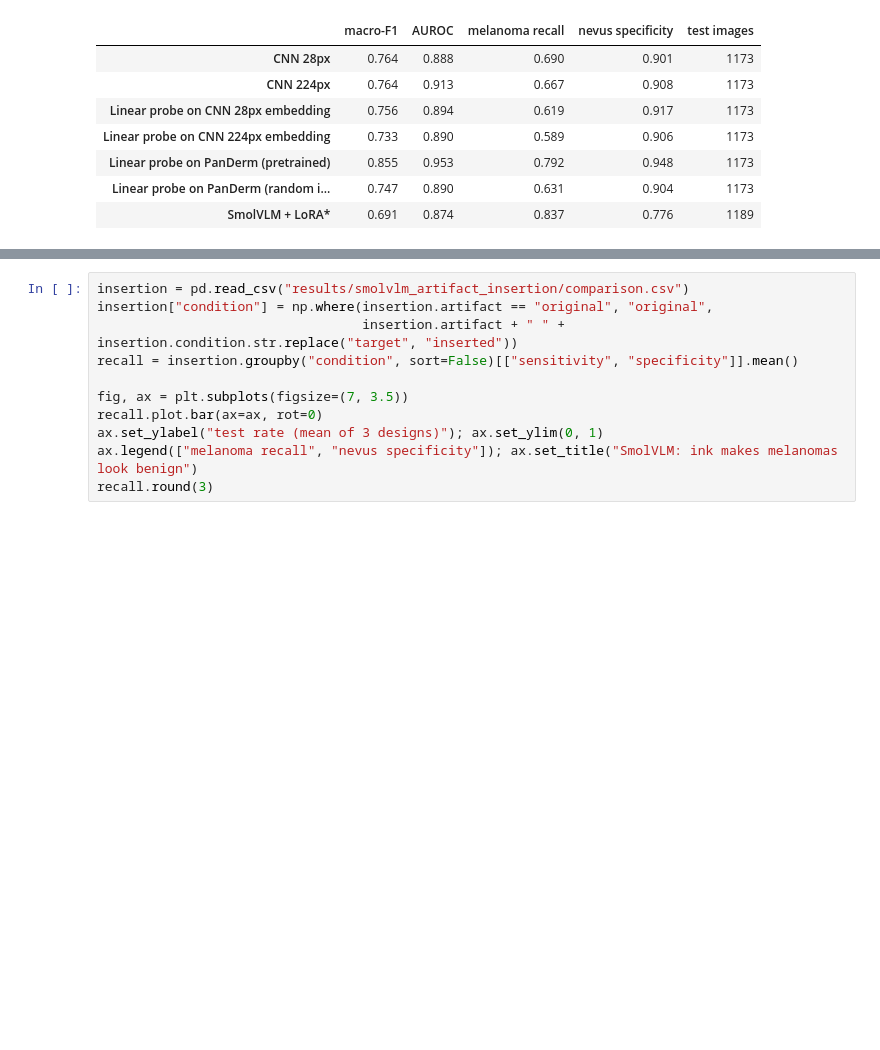
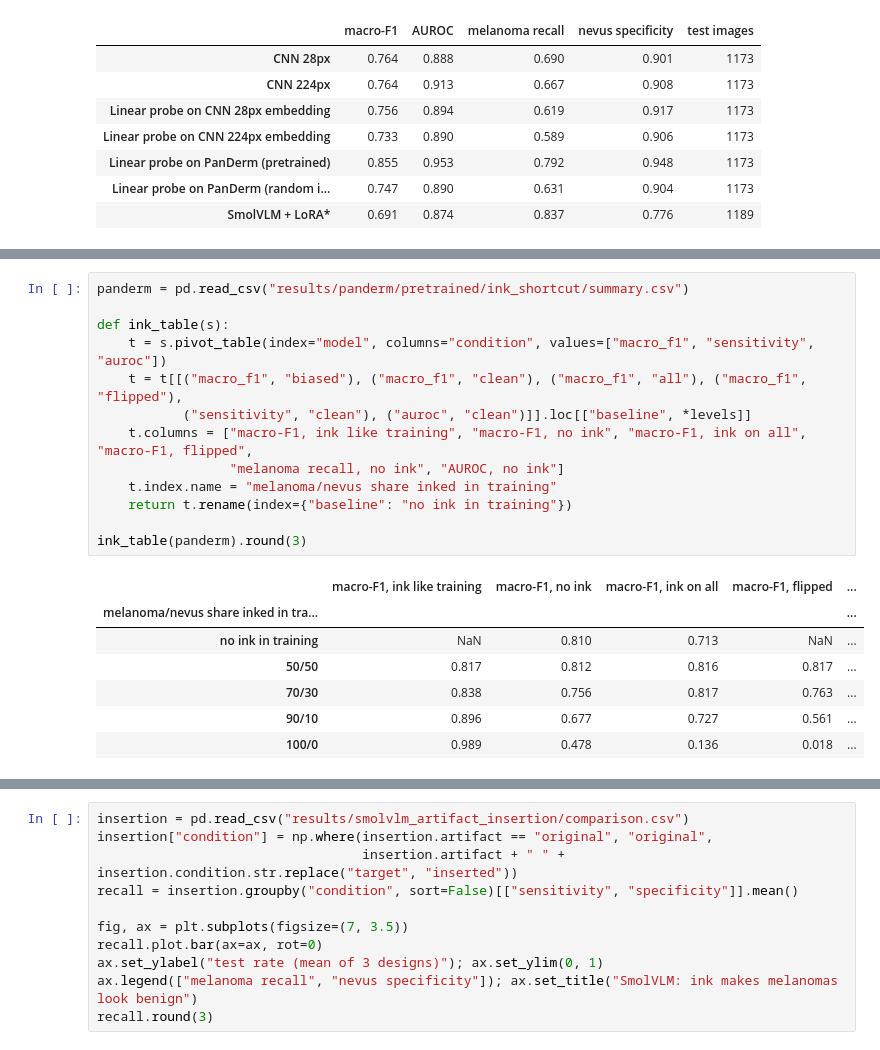
Before and after one commit to ericg4/comp345-project, a Jupyter notebook: 00_demo.ipynb, the cells around one changed output, grey strips where cells are left out. Saved outputs shown, nothing was run; the diff lists cells and outputs as text; blank space fills up the shorter version.

```diff
--- a/00_demo.ipynb
+++ b/00_demo.ipynb
@@ -204,0 +218,21 @@ outside the lesion, plus a control with the same pixels shuffled (`results/smolv
+# %%
+panderm = pd.read_csv("results/panderm/pretrained/ink_shortcut/summary.csv")
+
+def ink_table(s):
+    t = s.pivot_table(index="model", columns="condition", values=["macro_f1", "sensitivity", "auroc"])
+    t = t[[("macro_f1", "biased"), ("macro_f1", "clean"), ("macro_f1", "all"), ("macro_f1", "flipped"),
+           ("sensitivity", "clean"), ("auroc", "clean")]].loc[["baseline", *levels]]
+    t.columns = ["macro-F1, ink like training", "macro-F1, no ink", "macro-F1, ink on all", "macro-F1, flipped",
+                 "melanoma recall, no ink", "AUROC, no ink"]
+    t.index.name = "melanoma/nevus share inked in training"
+    return t.rename(index={"baseline": "no ink in training"})
+
+ink_table(panderm).round(3)
+# %% [output]
+|  | macro-F1, ink like training | macro-F1, no ink | macro-F1, ink on all | macro-F1, flipped | ... |
+| melanoma/nevus share inked in tra... |  |  |  |  | ... |
+| no ink in training | NaN | 0.810 | 0.713 | NaN | ... |
+| 50/50 | 0.817 | 0.812 | 0.816 | 0.817 | ... |
+| 70/30 | 0.838 | 0.756 | 0.817 | 0.763 | ... |
+| 90/10 | 0.896 | 0.677 | 0.727 | 0.561 | ... |
+| 100/0 | 0.989 | 0.478 | 0.136 | 0.018 | ... |
```
Also changed, not shown: parts of 7 cells of this notebook, 9 other files.
